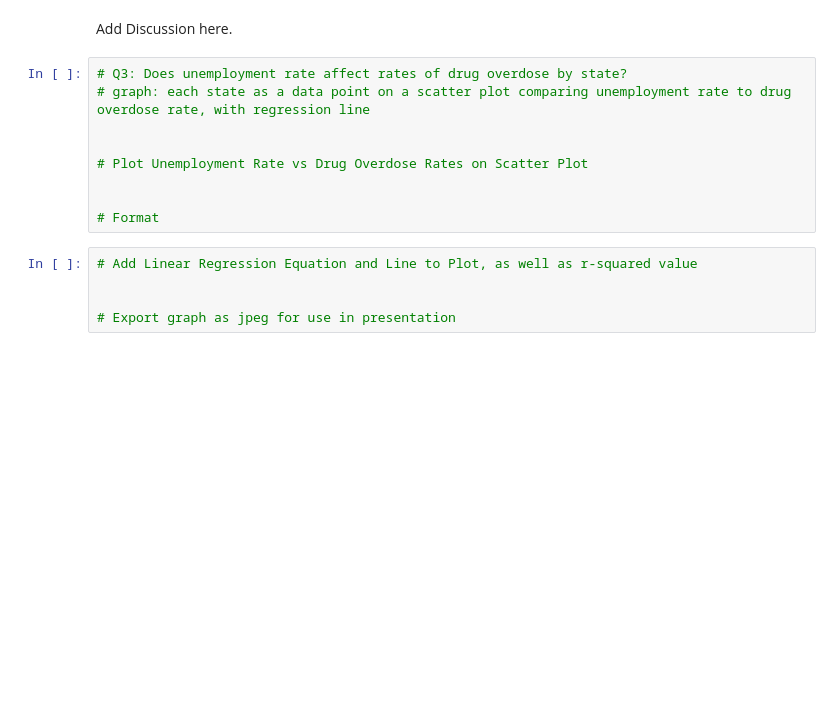
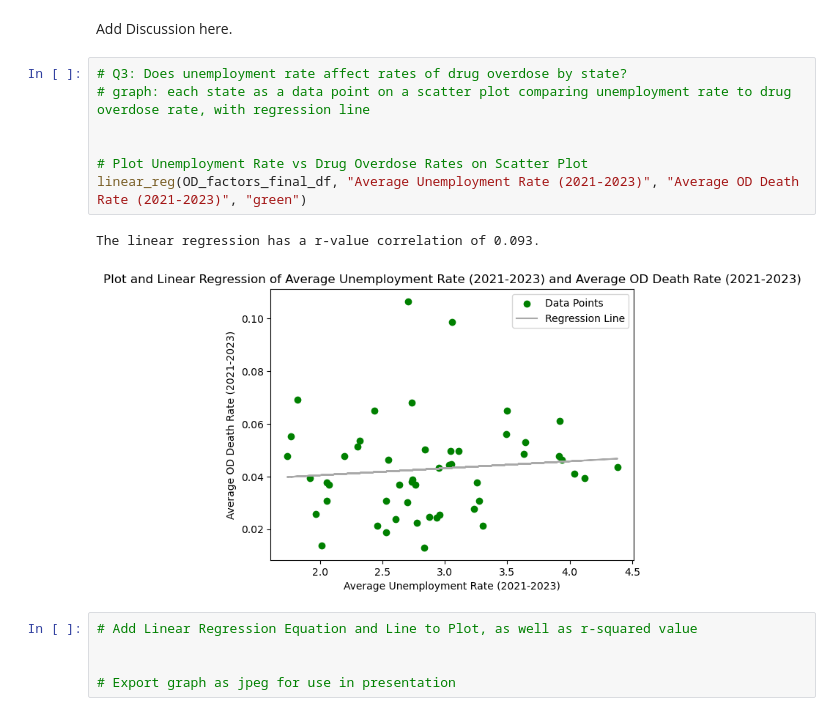
Before and after one commit to kileykarecki/Project-1, a Jupyter notebook: Drug_Overdose_and_Contributing_Factors.ipynb, the cells around one changed output. Saved outputs shown, nothing was run; the diff lists cells and outputs as text; blank space fills up the shorter version.

```diff
--- a/Drug_Overdose_and_Contributing_Factors.ipynb
+++ b/Drug_Overdose_and_Contributing_Factors.ipynb
@@ -180,12 +199,13 @@ Add Discussion here.
 # %%
 # Q3: Does unemployment rate affect rates of drug overdose by state?
 # graph: each state as a data point on a scatter plot comparing unemployment rate to drug overdose rate, with regression line
 
 
 # Plot Unemployment Rate vs Drug Overdose Rates on Scatter Plot
-
-
-# Format
+linear_reg(OD_factors_final_df, "Average Unemployment Rate (2021-2023)", "Average OD Death Rate (2021-2023)", "green")
+# %% [output]
+The linear regression has a r-value correlation of 0.093.
+[figure, added]
 # %%
 # Add Linear Regression Equation and Line to Plot, as well as r-squared value
 
```
Also changed, not shown: parts of 9 cells of this notebook, 1 other file.
